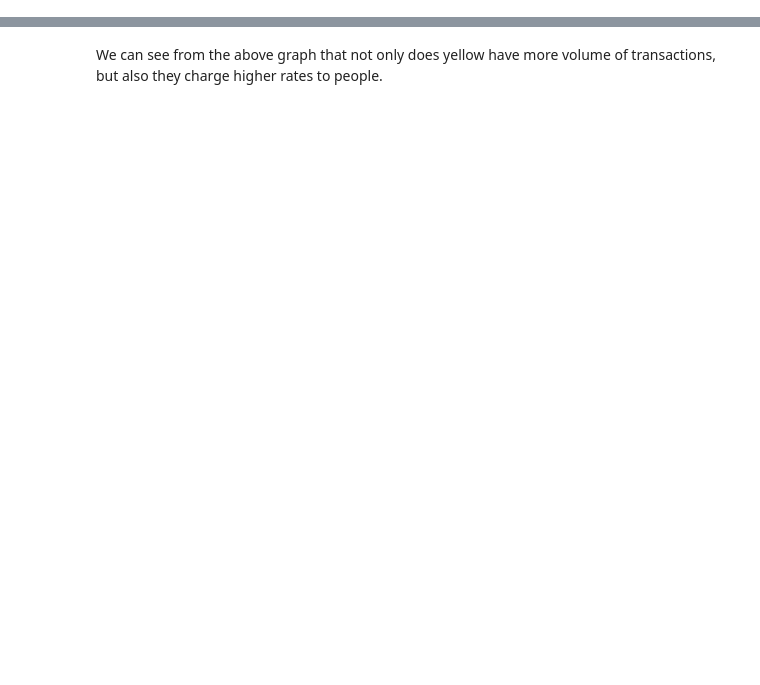
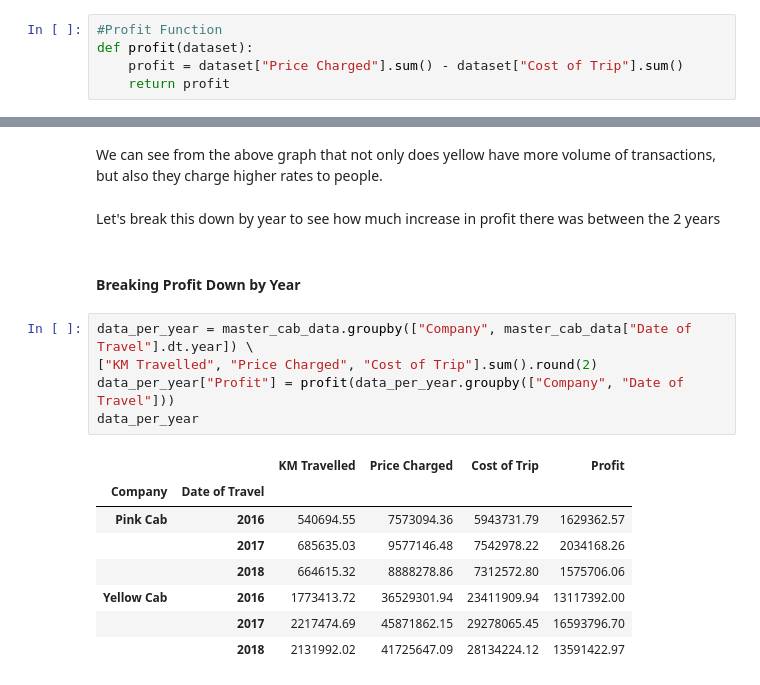
Before and after one commit to DataGlacier/VC, a Jupyter notebook: Week 2/Cab Investment Firm EDA by Connor Bryson.ipynb, the cells around one changed output, grey strips where cells are left out. Drawn from its saved outputs; the diff is of its cells as text; blank space fills up the shorter version.

```diff
--- a/Week 2/Cab Investment Firm EDA by Connor Bryson.ipynb
+++ b/Week 2/Cab Investment Firm EDA by Connor Bryson.ipynb
@@ -402,6 +396,11 @@ master_cab_data.groupby('Company')[["KM Travelled", "Price Charged", "Cost of Tr
 | Yellow Cab | 6122880.43 | 22.57 | 1.241268e+08 | 457.53 | 80824199.52 | 297.92 |
 # %% [markdown]
 Profit in this case is going to be the sum of Price Charged minus the sum of Cost of the Trip
+# %%
+#Profit Function
+def profit(dataset):
+    profit = dataset["Price Charged"].sum() - dataset["Cost of Trip"].sum()
+    return profit
 # %% [markdown]
 ##### Pink Cab
 # %%
@@ -431,2 +430,20 @@ a = sns.histplot(pink_cab, x = "Price Charged", color = "Blue")
 # %% [markdown]
 We can see from the above graph that not only does yellow have more volume of transactions, but also they charge higher rates to people.
+# %% [markdown]
+Let's break this down by year to see how much increase in profit there was between the 2 years
+# %% [markdown]
+#### Breaking Profit Down by Year
+# %%
+data_per_year = master_cab_data.groupby(["Company", master_cab_data["Date of Travel"].dt.year]) \
+["KM Travelled", "Price Charged", "Cost of Trip"].sum().round(2)
+data_per_year["Profit"] = profit(data_per_year.groupby(["Company", "Date of Travel"]))
+data_per_year
+# %% [output]
+|  |  | KM Travelled | Price Charged | Cost of Trip | Profit |
+| Company | Date of Travel |  |  |  |  |
+| Pink Cab | 2016 | 540694.55 | 7573094.36 | 5943731.79 | 1629362.57 |
+|  | 2017 | 685635.03 | 9577146.48 | 7542978.22 | 2034168.26 |
+|  | 2018 | 664615.32 | 8888278.86 | 7312572.80 | 1575706.06 |
+| Yellow Cab | 2016 | 1773413.72 | 36529301.94 | 23411909.94 | 13117392.00 |
+|  | 2017 | 2217474.69 | 45871862.15 | 29278065.45 | 16593796.70 |
+|  | 2018 | 2131992.02 | 41725647.09 | 28134224.12 | 13591422.97 |
```
Also changed, not shown: parts of 10 cells of this notebook.
